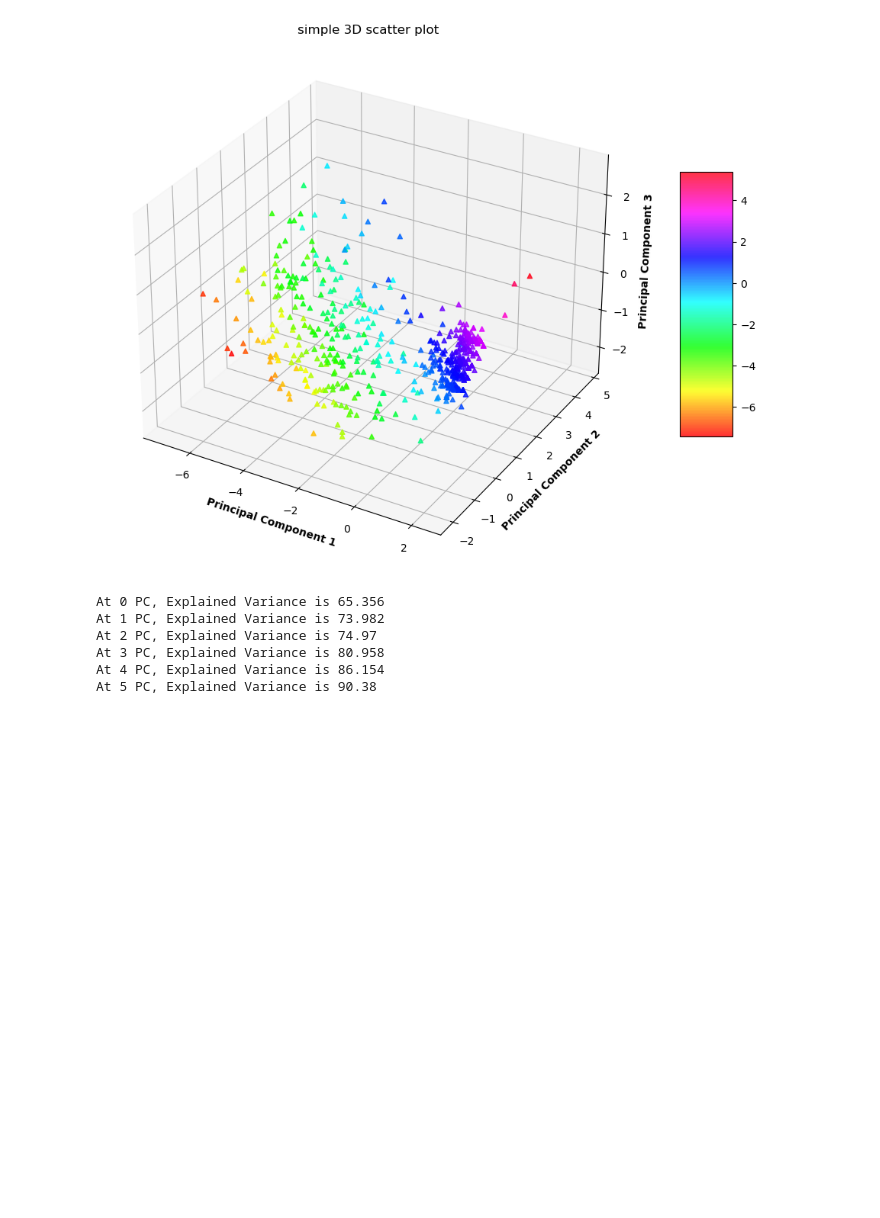
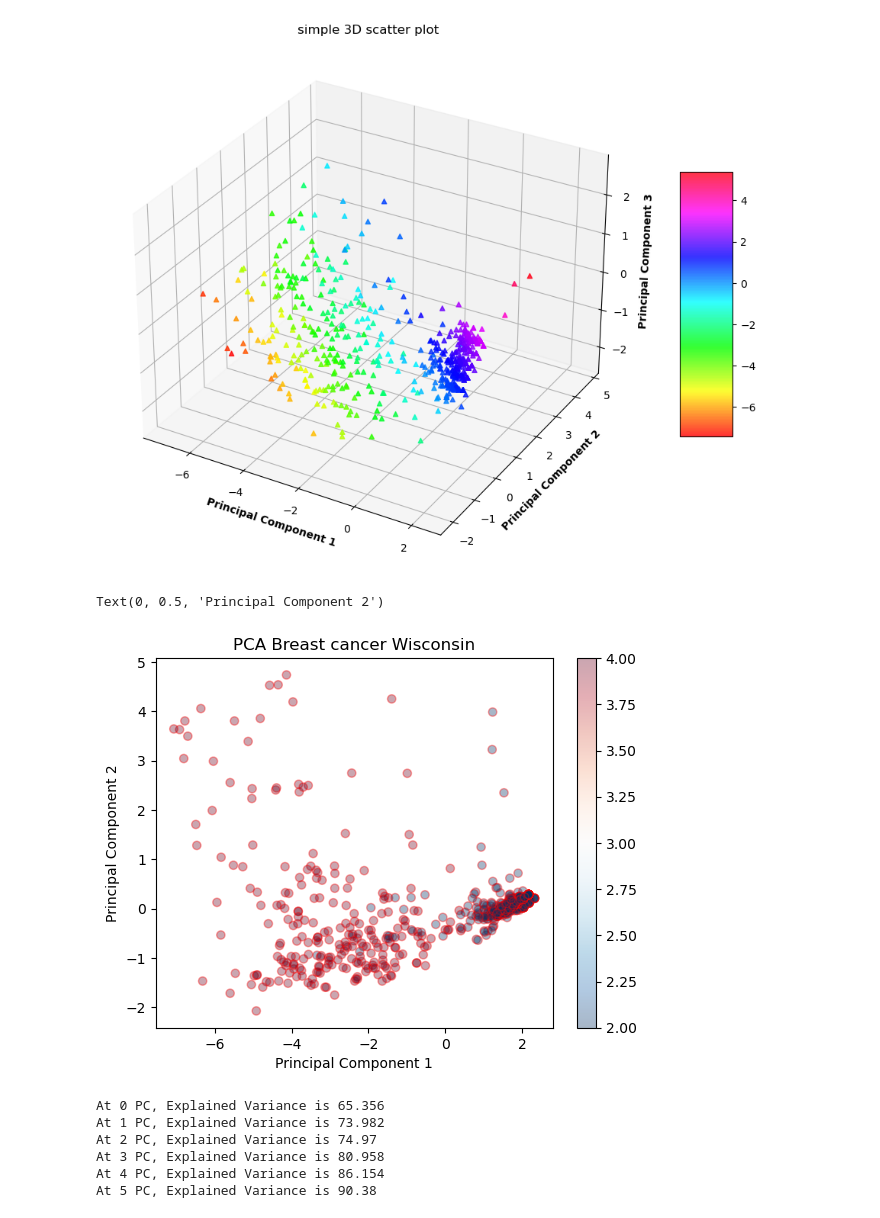
Before and after one commit to RossErskine/PCA-and-K-means-clustering-on-the-Breast-Cancer-Wisconsin-data-set, a Jupyter notebook: Principle component analysis.ipynb, the cells around one changed output. Cells and saved outputs as stored; diff of their text form; code cells hidden in the pictures; blank space fills up the shorter version.

Commit message:
renamed scatter plot with 2 pca

```diff
--- a/Principle component analysis.ipynb
+++ b/Principle component analysis.ipynb
@@ -125,6 +125,15 @@ fig.colorbar(sctt, ax = ax, shrink = 0.5, aspect = 5)
 plt.show()
 # %% [output]
 [figure]
+# %%
+plt.scatter(x1,x2, c = y, cmap = "RdBu_r", edgecolor = "Red", alpha=0.35)
+plt.colorbar()
+plt.title('PCA Breast cancer Wisconsin')
+plt.xlabel("Principal Component 1")
+plt.ylabel("Principal Component 2")
+# %% [output]
+Text(0, 0.5, 'Principal Component 2')
+[figure, added]
 # %%
 explained_variance = pca.explained_variance(X)
 # %% [output]
```
